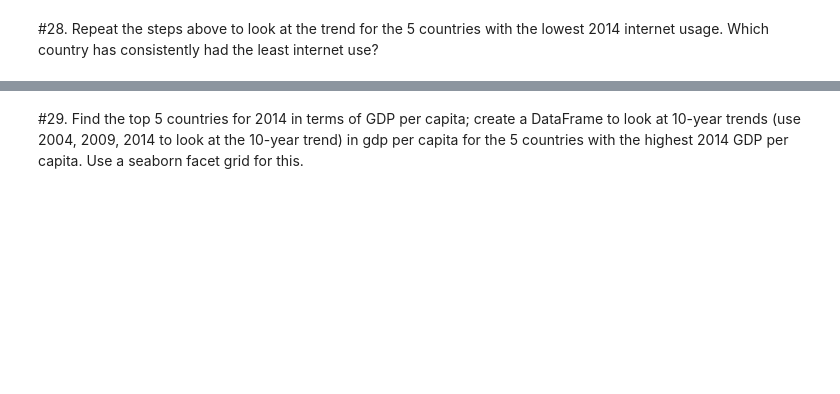
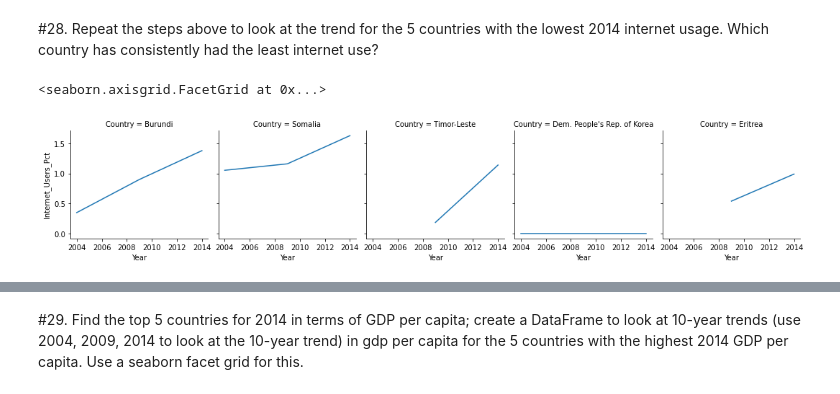
Before and after one commit to NSS-Full-Time-Data-Analytics-8/un_project-officialbubies, a Jupyter notebook: Notebooks/project1_un_data.ipynb, the cells around one changed output, grey strips where cells are left out. Saved outputs shown, nothing was run; the diff lists cells and outputs as text; code cells hidden in the pictures; blank space fills up the shorter version.

```diff
--- a/Notebooks/project1_un_data.ipynb
+++ b/Notebooks/project1_un_data.ipynb
@@ -202,7 +389,10 @@ g.map_dataframe(sns.barplot,x='Year', y='Internet_Users_Pct')
 # %%
 low_5_internet = df_2014.sort_values(ascending=True, by=['Internet_Users_Pct']).head(5)
 
 bottom_5_internet = three_year.loc[three_year.Country.isin(list(low_5_internet.Country))]
 
 g = sns.FacetGrid(bottom_5_internet, col='Country')
-g.map_dataframe(sns.barplot,x='Year', y='Internet_Users_Pct')
+g.map_dataframe(sns.lineplot,x='Year', y='Internet_Users_Pct')
+# %% [output]
+<seaborn.axisgrid.FacetGrid at 0x...>
+[figure, added]
```
Also changed, not shown: parts of 44 cells of this notebook.
